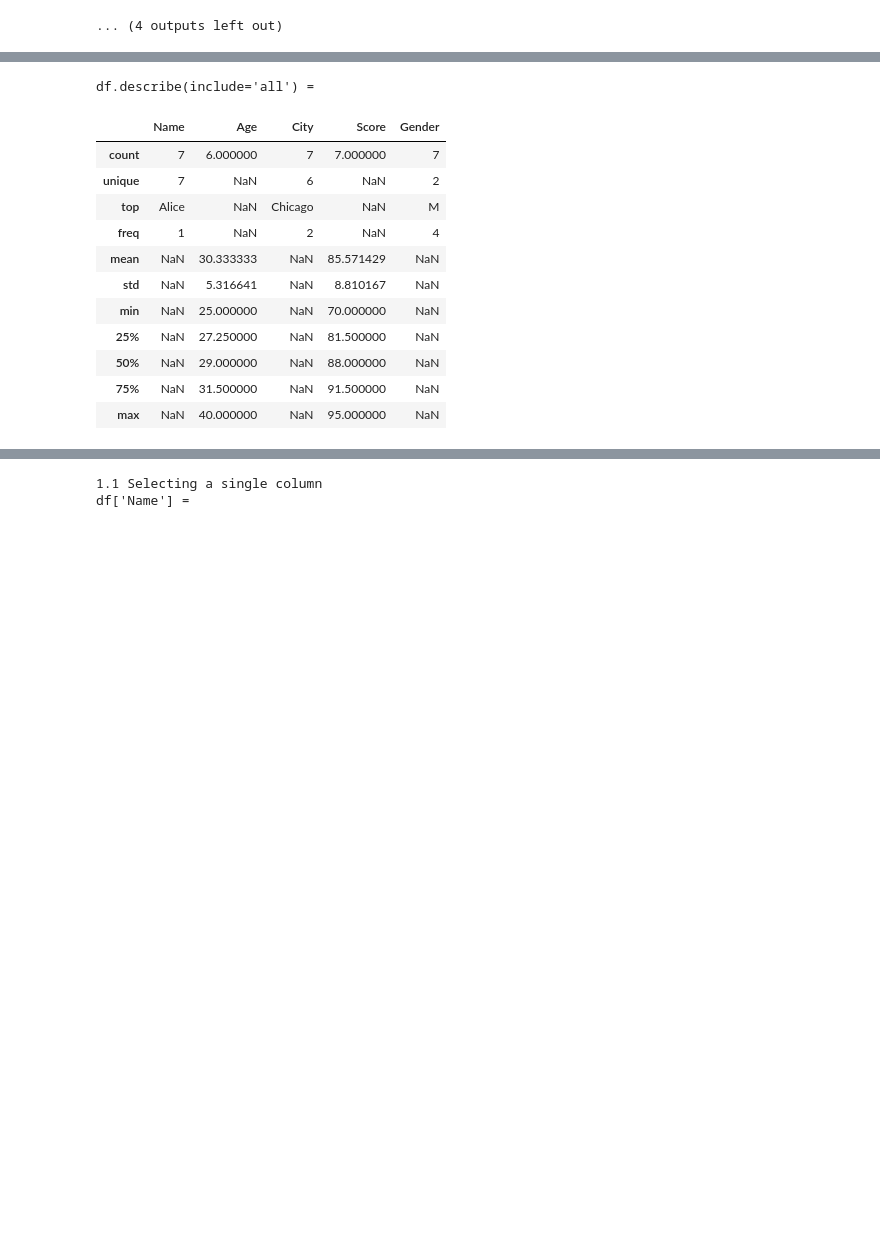
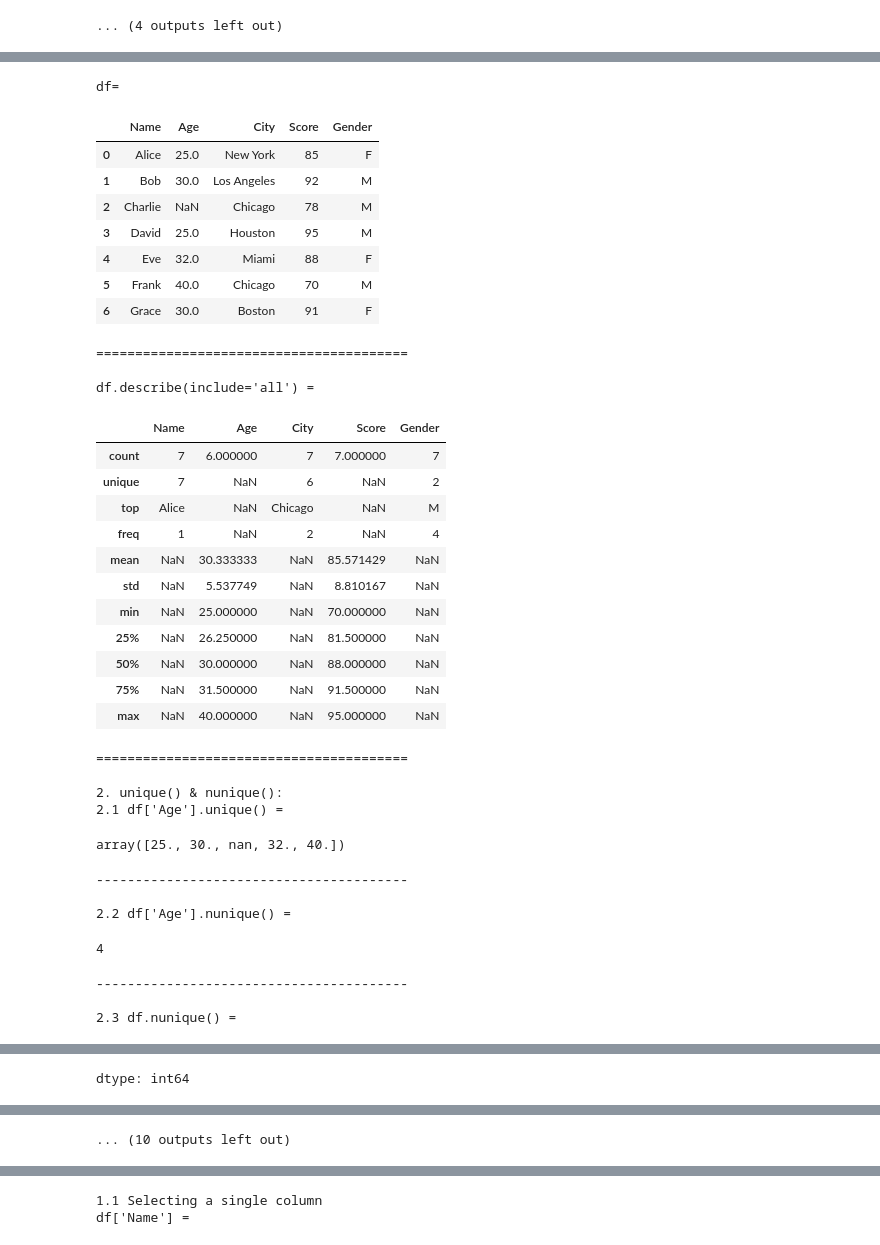
Before and after one commit to venkatbabukr/AllProjects, a Jupyter notebook: Scaler/Modules/Pandas_Buzz_Terms,_Nuances.ipynb, the cells around one changed output, grey strips where cells are left out. Saved outputs shown, nothing was run; the diff lists cells and outputs as text; code cells hidden in the pictures; blank space fills up the shorter version.

```diff
--- a/Scaler/Modules/Pandas_Buzz_Terms,_Nuances.ipynb
+++ b/Scaler/Modules/Pandas_Buzz_Terms,_Nuances.ipynb
@@ -621,28 +654,78 @@ Generates descriptive statistics that summarize the central tendency, dispersion
 # %%
 import pandas as pd
+import numpy as np
 
 data = {
     'Name': ['Alice', 'Bob', 'Charlie', 'David', 'Eve', 'Frank', 'Grace'],
-    'Age': [25, 30, np.nan, 28, 32, 40, 27],
+    'Age': [25, 30, np.nan, 25, 32, 40, 30],
     'City': ['New York', 'Los Angeles', 'Chicago', 'Houston', 'Miami', 'Chicago', 'Boston'],
     'Score': [85, 92, 78, 95, 88, 70, 91],
     'Gender': ['F', 'M', 'M', 'M', 'F', 'M', 'F']
 }
 df = pd.DataFrame(data)
+print("df=")
+display(df)
+print("\n" + "="*40 + "\n")
 
-print("\ndf.describe(include='all') = ")
+print("df.describe(include='all') = ")
 display(df.describe(include='all'))
+print("\n" + "="*40 + "\n")
+
+print("2. unique() & nunique():")
+print("2.1 df['Age'].unique() =")
+display(df['Age'].unique())
+print("\n" + "-"*40 + "\n")
+print("2.2 df['Age'].nunique() =")
+display(df['Age'].nunique())
+print("\n" + "-"*40 + "\n")
+print("2.3 df.nunique() =")
+display(df.nunique())
+print("\n" + "="*40 + "\n")
+
+print("3. Value counts:")
+print("3.1 Simple df.value_counts() =")
+display(df.value_counts())
+print("\n" + "-"*40 + "\n")
+print("3.2 Value counts for a single column =")
+display(df['Age'].value_counts())
+print("\n" + "-"*40 + "\n")
+print("3.3 Value counts for multiple columns =")
+display(df[['Age', 'City']].value_counts())
+df.value_counts()
 # %% [output]
-df.describe(include='all') =
+df=
 |  | Name | Age | City | Score | Gender |
-| count | 7 | 6.000000 | 7 | 7.000000 | 7 |
-| unique | 7 | NaN | 6 | NaN | 2 |
-| top | Alice | NaN | Chicago | NaN | M |
-| freq | 1 | NaN | 2 | NaN | 4 |
-| mean | NaN | 30.333333 | NaN | 85.571429 | NaN |
-| std | NaN | 5.316641 | NaN | 8.810167 | NaN |
-| min | NaN | 25.000000 | NaN | 70.000000 | NaN |
-| 25% | NaN | 27.250000 | NaN | 81.500000 | NaN |
-| 50% | NaN | 29.000000 | NaN | 88.000000 | NaN |
-| 75% | NaN | 31.500000 | NaN | 91.500000 | NaN |
-| max | NaN | 40.000000 | NaN | 95.000000 | NaN |
+| 0 | Alice | 25.0 | New York | 85 | F |
+| 1 | Bob | 30.0 | Los Angeles | 92 | M |
+| 2 | Charlie | NaN | Chicago | 78 | M |
+| 3 | David | 25.0 | Houston | 95 | M |
+| 4 | Eve | 32.0 | Miami | 88 | F |
+| 5 | Frank | 40.0 | Chicago | 70 | M |
+| 6 | Grace | 30.0 | Boston | 91 | F |
+========================================
+
+df.describe(include='all') =
+|  | Name | Age | City | Score | Gender |
+| count | 7 | 6.000000 | 7 | 7.000000 | 7 |
+| unique | 7 | NaN | 6 | NaN | 2 |
+| top | Alice | NaN | Chicago | NaN | M |
+| freq | 1 | NaN | 2 | NaN | 4 |
+| mean | NaN | 30.333333 | NaN | 85.571429 | NaN |
+| std | NaN | 5.537749 | NaN | 8.810167 | NaN |
+| min | NaN | 25.000000 | NaN | 70.000000 | NaN |
+| 25% | NaN | 26.250000 | NaN | 81.500000 | NaN |
+| 50% | NaN | 30.000000 | NaN | 88.000000 | NaN |
+| 75% | NaN | 31.500000 | NaN | 91.500000 | NaN |
+| max | NaN | 40.000000 | NaN | 95.000000 | NaN |
+========================================
+
+2. unique() & nunique():
+2.1 df['Age'].unique() =
+array([25., 30., nan, 32., 40.])
+----------------------------------------
+
+2.2 df['Age'].nunique() =
+4
+----------------------------------------
+
+2.3 df.nunique() =
@@ -648,0 +738 @@ df.describe(include='all') =
+dtype: int64
@@ -649 +743,2 @@ df.describe(include='all') =
+... (10 outputs left out)
 # %% [markdown]
```
Also changed, not shown: parts of 11 cells of this notebook.
